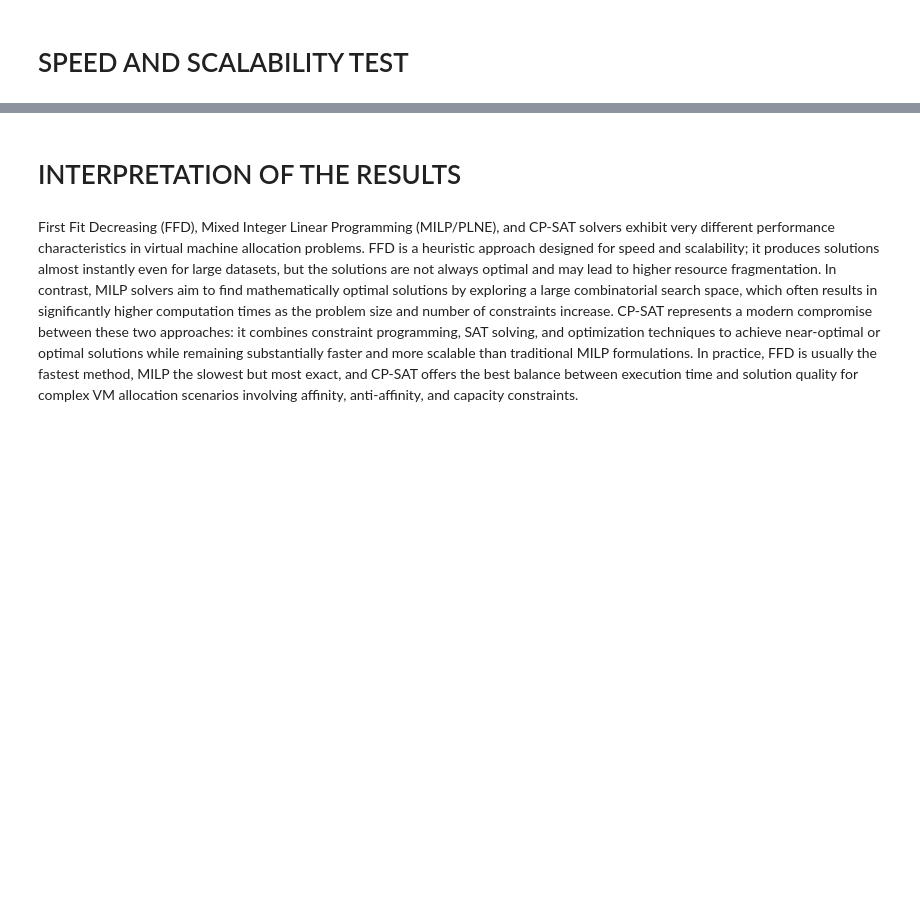
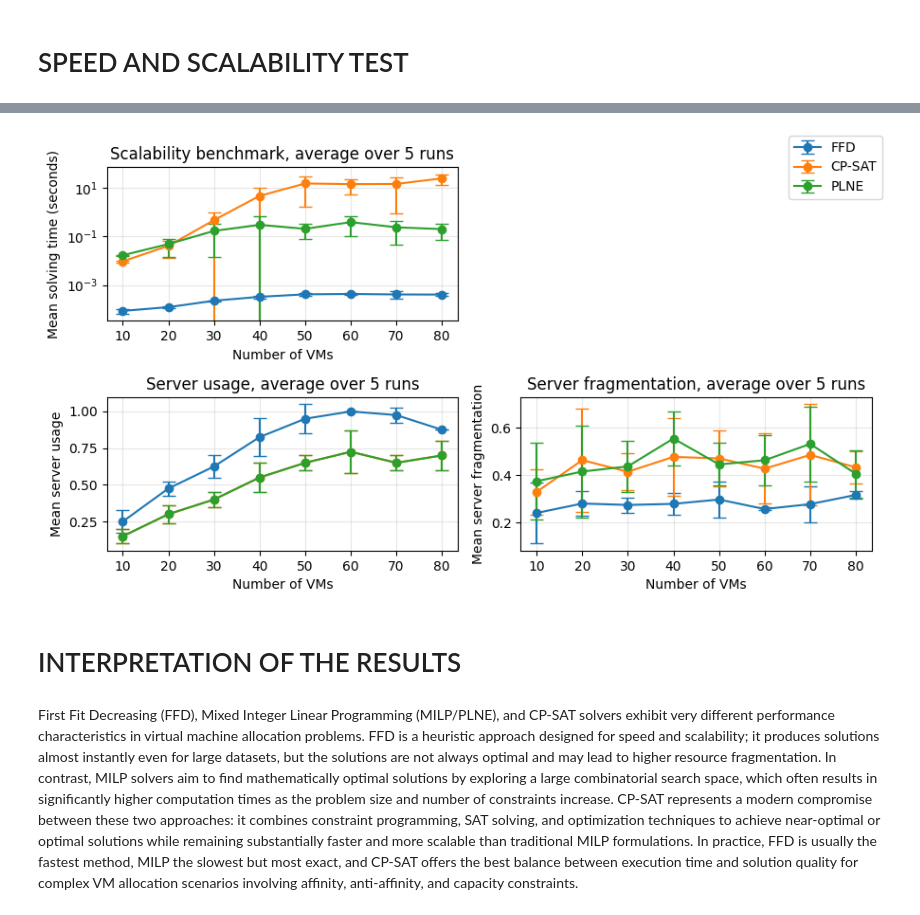
Before and after one commit to jsboigeEpita/2026-Epita-Programmation-par-Contraintes, a Jupyter notebook: groupe-D1-Allocation_de_ressources_cloud/notebooks/benchmarck.ipynb, the cells around one changed output, grey strips where cells are left out. Cells and saved outputs as stored; diff of their text form; code cells hidden in the pictures; blank space fills up the shorter version.

```diff
--- a/groupe-D1-Allocation_de_ressources_cloud/notebooks/benchmarck.ipynb
+++ b/groupe-D1-Allocation_de_ressources_cloud/notebooks/benchmarck.ipynb
@@ -335,0 +331,16 @@ plt.show()
+# %%
+benchmark_summary = (
+    benchmark_records[benchmark_records["success"]]
+    .groupby(["requested_vms", "solver"])
+    .agg(
+        avg_actual_vms=("actual_vms", np.mean),
+        std_actual_vms=("actual_vms", np.std),
+        avg_time=("time", np.mean),
+        std_time=("time", np.std),
+        avg_server_usage=("server_usage", np.mean),
+        std_server_usage=("server_usage", np.std),
+        avg_fragmentation=("fragmentation", np.mean),
+        std_fragmentation=("fragmentation", np.std),
+    )
+)
+print(benchmark_summary)
@@ -336,3 +365,63 @@ plt.show()
+# %%
+fig, axes = plt.subplots(2, 2, figsize=(9, 5))
+
+time_ax = axes[0, 0]
+server_usage_ax = axes[1, 0]
+fragmentation_ax = axes[1, 1]
+
+axes[0, 1].set_visible(False)
+
+for solver_name in SOLVER_FACTORIES:
+    time_ax.errorbar(
+        benchmark_summary.index.get_level_values("requested_vms").unique(),
+        benchmark_summary.xs(solver_name, level="solver")["avg_time"],
+        yerr=benchmark_summary.xs(solver_name, level="solver")["std_time"],
+        marker="o",
+        capsize=5,
+        label=solver_name,
+    )
+    server_usage_ax.errorbar(
+        benchmark_summary.index.get_level_values("requested_vms").unique(),
+        benchmark_summary.xs(solver_name, level="solver")["avg_server_usage"],
+        yerr=benchmark_summary.xs(solver_name, level="solver")[
+            "std_server_usage"
+        ],
+        marker="o",
+        capsize=5,
+    )
+    fragmentation_ax.errorbar(
+        benchmark_summary.index.get_level_values("requested_vms").unique(),
+        benchmark_summary.xs(solver_name, level="solver")["avg_fragmentation"],
+        yerr=benchmark_summary.xs(solver_name, level="solver")[
+            "std_fragmentation"
+        ],
+        marker="o",
+        capsize=5,
+    )
+
+time_ax.set_title(f"Scalability benchmark, average over {N_RUNS} runs")
+time_ax.set_xlabel("Number of VMs")
+time_ax.set_yscale("log")
+time_ax.set_ylabel("Mean solving time (seconds)")
+time_ax.grid(True, alpha=0.3)
+
+server_usage_ax.set_title(f"Server usage, average over {N_RUNS} runs")
+server_usage_ax.set_xlabel("Number of VMs")
+server_usage_ax.set_ylabel("Mean server usage")
+server_usage_ax.grid(True, alpha=0.3)
+
+fragmentation_ax.set_title(f"Server fragmentation, average over {N_RUNS} runs")
+fragmentation_ax.set_xlabel("Number of VMs")
+fragmentation_ax.set_ylabel("Mean server fragmentation")
+fragmentation_ax.grid(True, alpha=0.3)
+
+handles, labels = axes[0, 0].get_legend_handles_labels()
+
+fig.legend(handles, labels)
+plt.tight_layout()
+plt.show()
+# %% [output]
+[figure, added]
 # %% [markdown]
 # INTERPRETATION OF THE RESULTS
 # %% [markdown]
```
Also changed, not shown: parts of 14 cells of this notebook, 5 other files.
